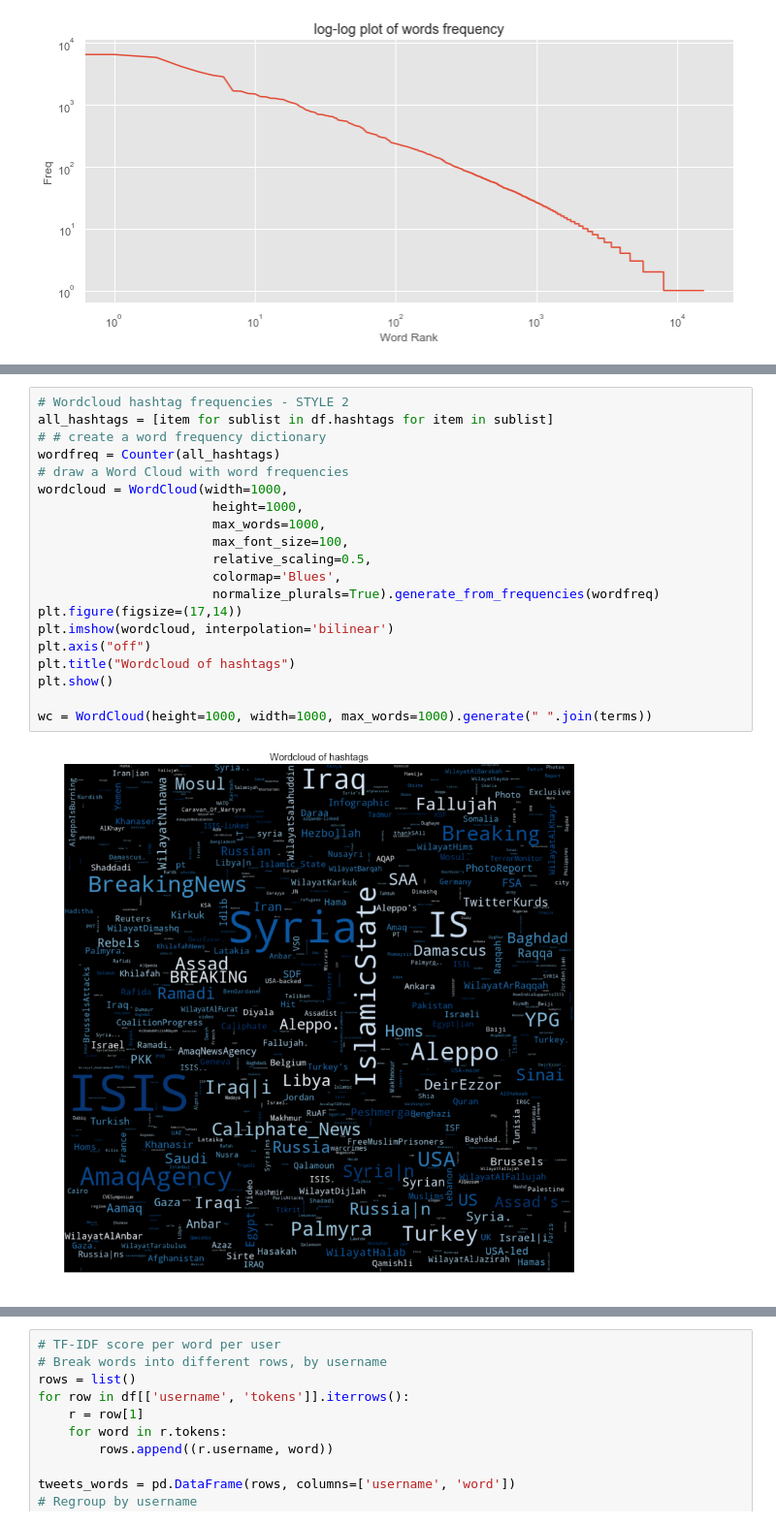
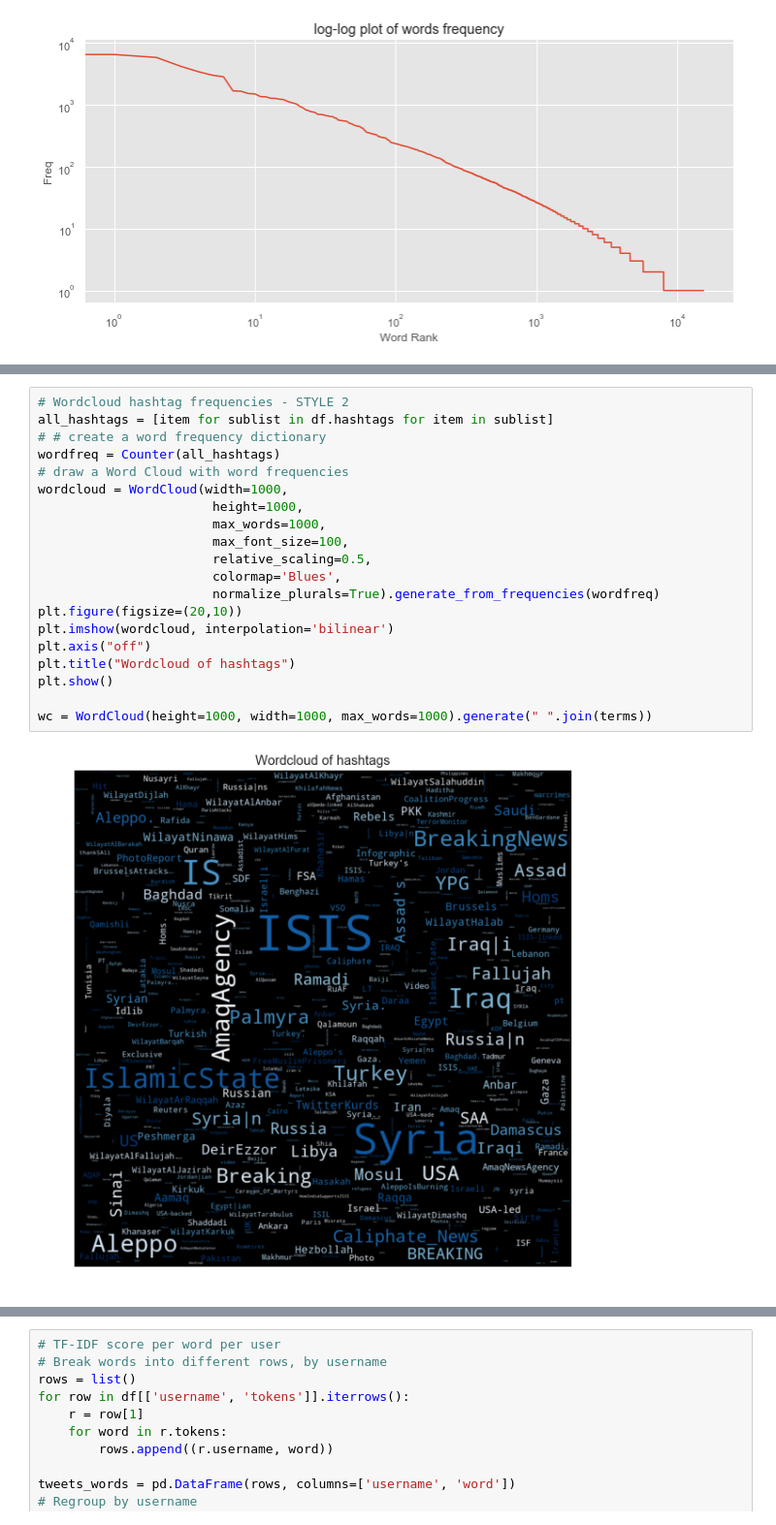
Before and after one commit to zeyuuu/Project, a Jupyter notebook: descriptives_text_18052019.ipynb, the cells around one changed output, grey strips where cells are left out. Shown at 97% size. Saved outputs shown, nothing was run; the diff lists cells and outputs as text.

```diff
--- a/descriptives_text_18052019.ipynb
+++ b/descriptives_text_18052019.ipynb
@@ -144,25 +112,25 @@ plt.show()
 # %%
 # Wordcloud hashtag frequencies - STYLE 2
 all_hashtags = [item for sublist in df.hashtags for item in sublist]
 # # create a word frequency dictionary
 wordfreq = Counter(all_hashtags)
 # draw a Word Cloud with word frequencies
 wordcloud = WordCloud(width=1000,
                        height=1000,
                        max_words=1000,
                        max_font_size=100,
                        relative_scaling=0.5,
                        colormap='Blues',
                        normalize_plurals=True).generate_from_frequencies(wordfreq)
-plt.figure(figsize=(17,14))
+plt.figure(figsize=(20,10))
 plt.imshow(wordcloud, interpolation='bilinear')
 plt.axis("off")
 plt.title("Wordcloud of hashtags")
 plt.show()
 
 wc = WordCloud(height=1000, width=1000, max_words=1000).generate(" ".join(terms))
 # %% [output]
-[figure, old version]
+[figure, new version]
 # %%
 # Wordcloud using TF-IDF score: which words are particluarily important for each tweet? - STYLE 1
 all_words = [item for sublist in df.tokens for item in sublist]
```
Also changed, not shown: parts of 10 cells of this notebook, 3 other files.
